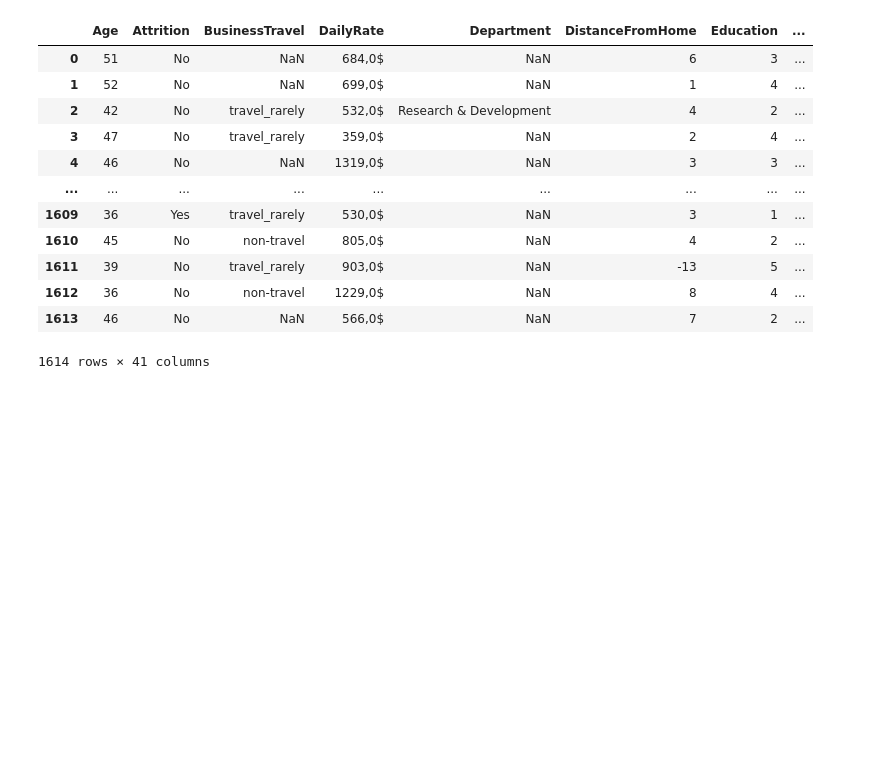
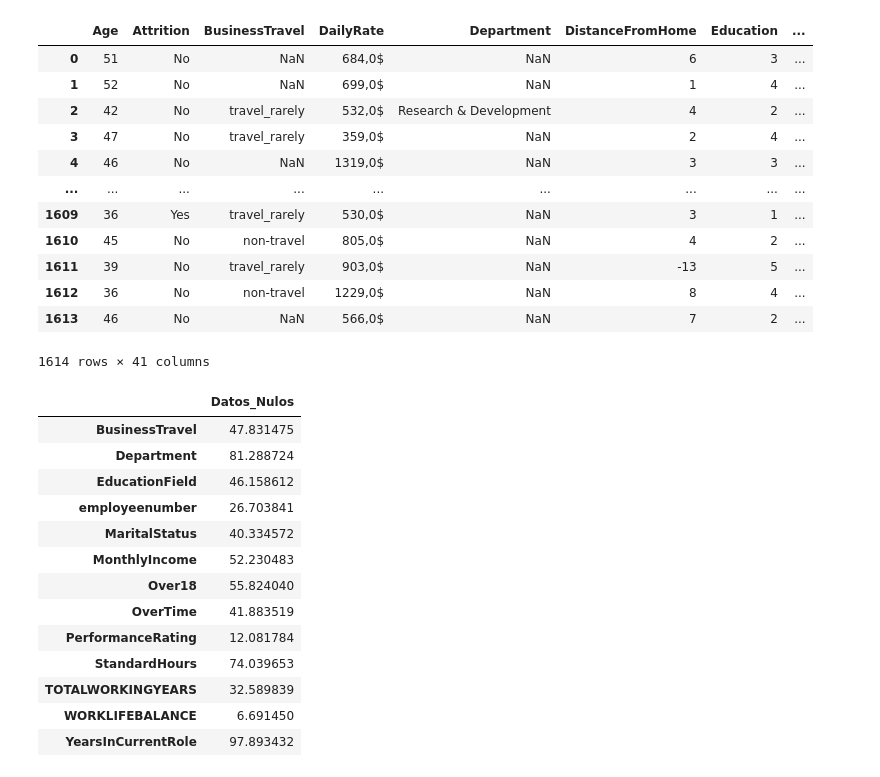
Before and after one commit to nuriancg/project-da-promo-H-module-3-team-1, a Jupyter notebook: Data_analisis_R.ipynb, the cells around one changed output. Cells and saved outputs as stored; diff of their text form; code cells hidden in the pictures; blank space fills up the shorter version.

```diff
--- a/Data_analisis_R.ipynb
+++ b/Data_analisis_R.ipynb
@@ -310,5 +281,7 @@ NameError: name 'YearsInCurrentRole' is not defined
+# %%
+df_copy= df.copy()
 # %%
-df.rename(columns= {"YearsInCurrentRole": "Years_In_Current_Role", "YearsSinceLastPromotion": "Years_Since_Last_Promotion", "YEARSWITHCURRMANAGER": "Years_WithCurrManager", "DateBirth": "Date_Birth", "RemoteWork": "RemoteWork"}, inplace= False)
+df_copy.rename(columns= {"YearsInCurrentRole": "Years_In_Current_Role", "YearsSinceLastPromotion": "Years_Since_Last_Promotion", "YEARSWITHCURRMANAGER": "Years_WithCurr_Manager", "DateBirth": "Date_Birth", "RemoteWork": "Remote_Work"}, inplace= False)
 # %% [output]
 |  | Age | Attrition | BusinessTravel | DailyRate | Department | DistanceFromHome | Education | ... |
 | 0 | 51 | No | NaN | 684,0$ | NaN | 6 | 3 | ... |
@@ -323,3 +296,26 @@ df.rename(columns= {"YearsInCurrentRole": "Years_In_Current_Role", "YearsSinceLa
 | 1612 | 36 | No | non-travel | 1229,0$ | NaN | 8 | 4 | ... |
 | 1613 | 46 | No | NaN | 566,0$ | NaN | 7 | 2 | ... |
 1614 rows × 41 columns
+# %%
+#Borro columnas innecesarias
+df_copy.drop(["Salary", "RoleDepartament", "NUMBERCHILDREN", "SameAsMonthlyIncome"], axis= 1, inplace=True )
+# %%
+viendo_nulos= (df_copy.isnull().sum()/ df_copy.shape[0])*100
+# %%
+df_nulos= pd.DataFrame(viendo_nulos, columns= ["Datos_Nulos"])
+df_nulos[df_nulos["Datos_Nulos"] >0]
+# %% [output]
+|  | Datos_Nulos |
+| BusinessTravel | 47.831475 |
+| Department | 81.288724 |
+| EducationField | 46.158612 |
+| employeenumber | 26.703841 |
+| MaritalStatus | 40.334572 |
+| MonthlyIncome | 52.230483 |
+| Over18 | 55.824040 |
+| OverTime | 41.883519 |
+| PerformanceRating | 12.081784 |
+| StandardHours | 74.039653 |
+| TOTALWORKINGYEARS | 32.589839 |
+| WORKLIFEBALANCE | 6.691450 |
+| YearsInCurrentRole | 97.893432 |
```
Also changed, not shown: parts of 4 cells of this notebook.
